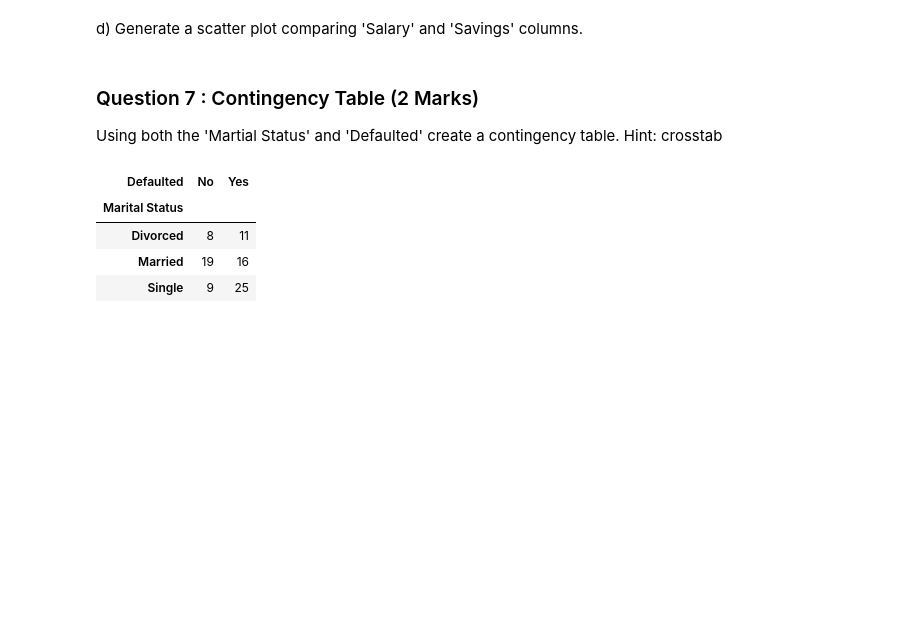
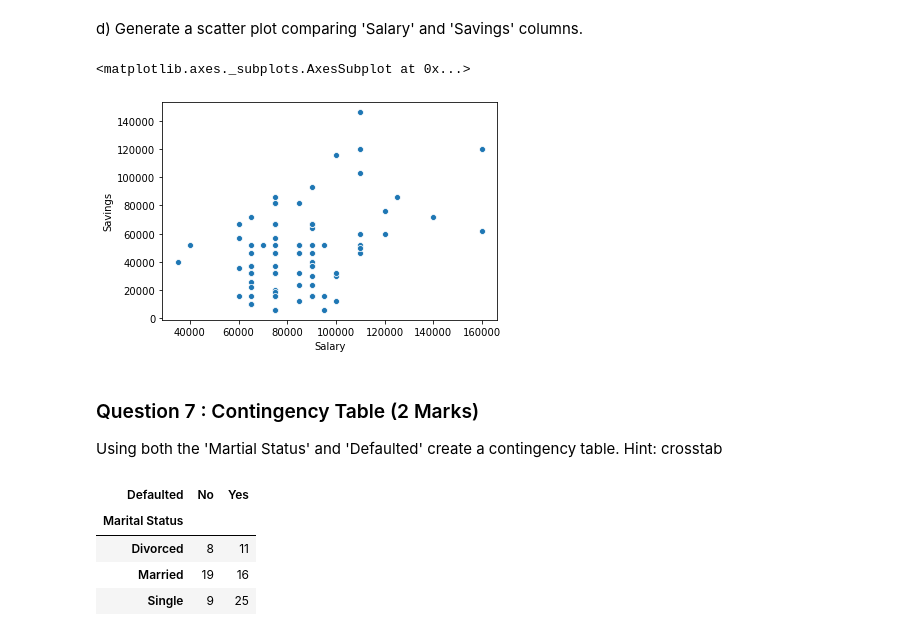
Before and after one commit to Samuel-Jakoyo/Pandas-1, a Jupyter notebook: 1018Pandas Analysis Assignment 1/Pandas Analysis Assignment 1.ipynb, the cells around one changed output. Cells and saved outputs as stored; diff of their text form; code cells hidden in the pictures; blank space fills up the shorter version.

```diff
--- a/1018Pandas Analysis Assignment 1/Pandas Analysis Assignment 1.ipynb
+++ b/1018Pandas Analysis Assignment 1/Pandas Analysis Assignment 1.ipynb
@@ -216,3 +244,8 @@ d) Generate a scatter plot comparing 'Salary' and 'Savings' columns.
+# %%
+sns.scatterplot(data=alumni,x='Salary',y='Savings')
+# %% [output]
+<matplotlib.axes._subplots.AxesSubplot at 0x...>
+[figure, added]
 # %% [markdown]
 ### Question 7 :  Contingency Table (2 Marks)
 
```
Also changed, not shown: parts of 15 cells of this notebook.
